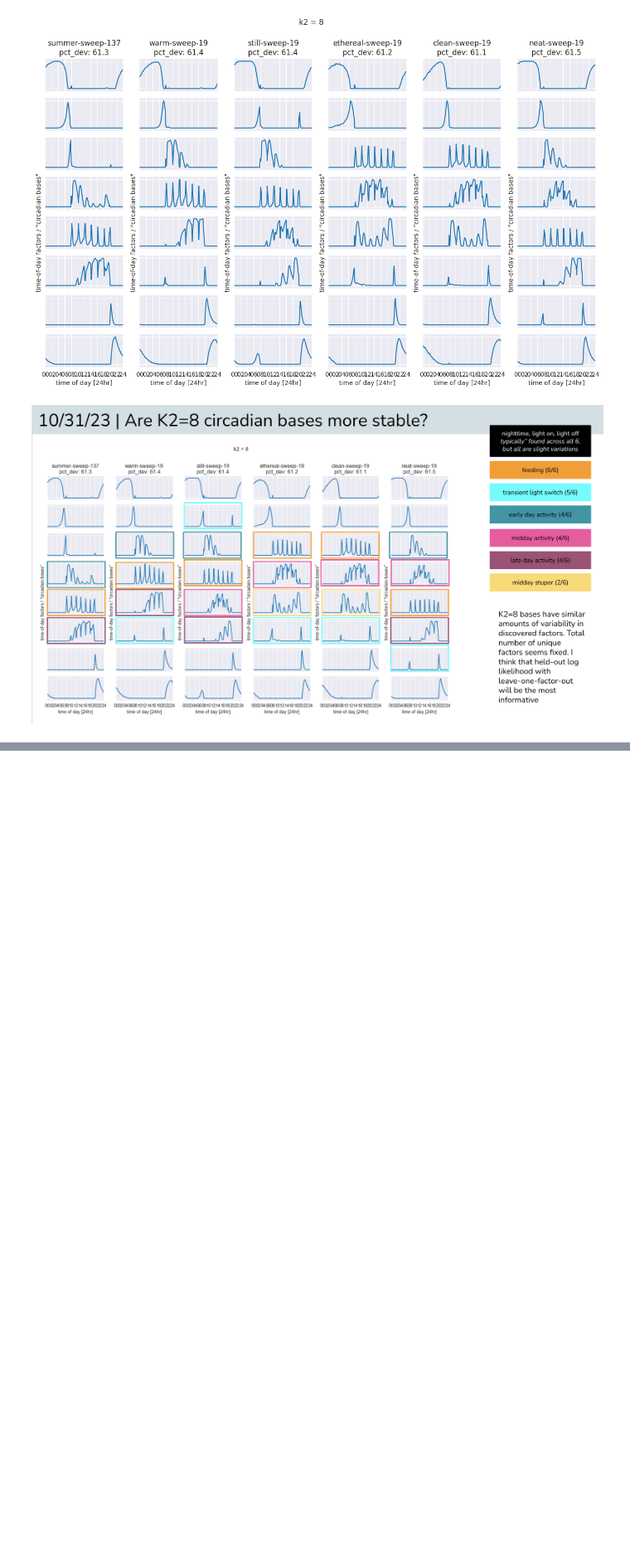
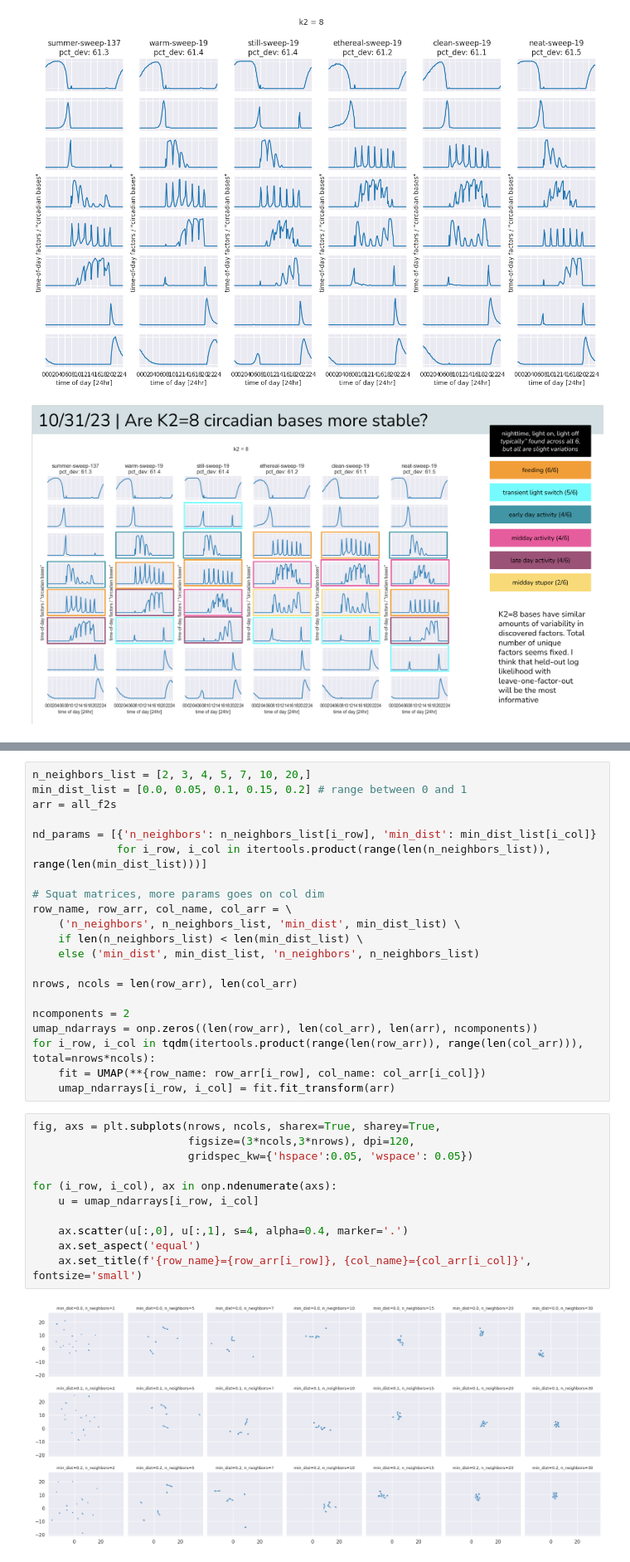
Before and after one commit to lindermanlab/dirichlet-tucker, a Jupyter notebook: analysis/kf-2023-10-31-circadian-factor-stability.ipynb, the cells around one changed output, grey strips where cells are left out. Shown at 83% size. Cells and saved outputs as stored; diff of their text form; blank space fills up the shorter version.

```diff
--- a/analysis/kf-2023-10-31-circadian-factor-stability.ipynb
+++ b/analysis/kf-2023-10-31-circadian-factor-stability.ipynb
@@ -110,0 +141,34 @@ Text(0.5, 0.98, 'k2 = 8')
+# %%
+n_neighbors_list = [2, 3, 4, 5, 7, 10, 20,]
+min_dist_list = [0.0, 0.05, 0.1, 0.15, 0.2] # range between 0 and 1
+arr = all_f2s
+
+nd_params = [{'n_neighbors': n_neighbors_list[i_row], 'min_dist': min_dist_list[i_col]}
+             for i_row, i_col in itertools.product(range(len(n_neighbors_list)), range(len(min_dist_list)))]
+
+# Squat matrices, more params goes on col dim
+row_name, row_arr, col_name, col_arr = \
+    ('n_neighbors', n_neighbors_list, 'min_dist', min_dist_list) \
+    if len(n_neighbors_list) < len(min_dist_list) \
+    else ('min_dist', min_dist_list, 'n_neighbors', n_neighbors_list)
+
+nrows, ncols = len(row_arr), len(col_arr)
+
+ncomponents = 2
+umap_ndarrays = onp.zeros((len(row_arr), len(col_arr), len(arr), ncomponents))
+for i_row, i_col in tqdm(itertools.product(range(len(row_arr)), range(len(col_arr))), total=nrows*ncols):
+    fit = UMAP(**{row_name: row_arr[i_row], col_name: col_arr[i_col]})
+    umap_ndarrays[i_row, i_col] = fit.fit_transform(arr)
+# %%
+fig, axs = plt.subplots(nrows, ncols, sharex=True, sharey=True,
+                        figsize=(3*ncols,3*nrows), dpi=120,
+                        gridspec_kw={'hspace':0.05, 'wspace': 0.05})
+
+for (i_row, i_col), ax in onp.ndenumerate(axs):
+    u = umap_ndarrays[i_row, i_col]
+
+    ax.scatter(u[:,0], u[:,1], s=4, alpha=0.4, marker='.')
+    ax.set_aspect('equal')
+    ax.set_title(f'{row_name}={row_arr[i_row]}, {col_name}={col_arr[i_col]}', fontsize='small')
+# %% [output]
+[figure, added]
```
Also changed, not shown: parts of 13 cells of this notebook.
